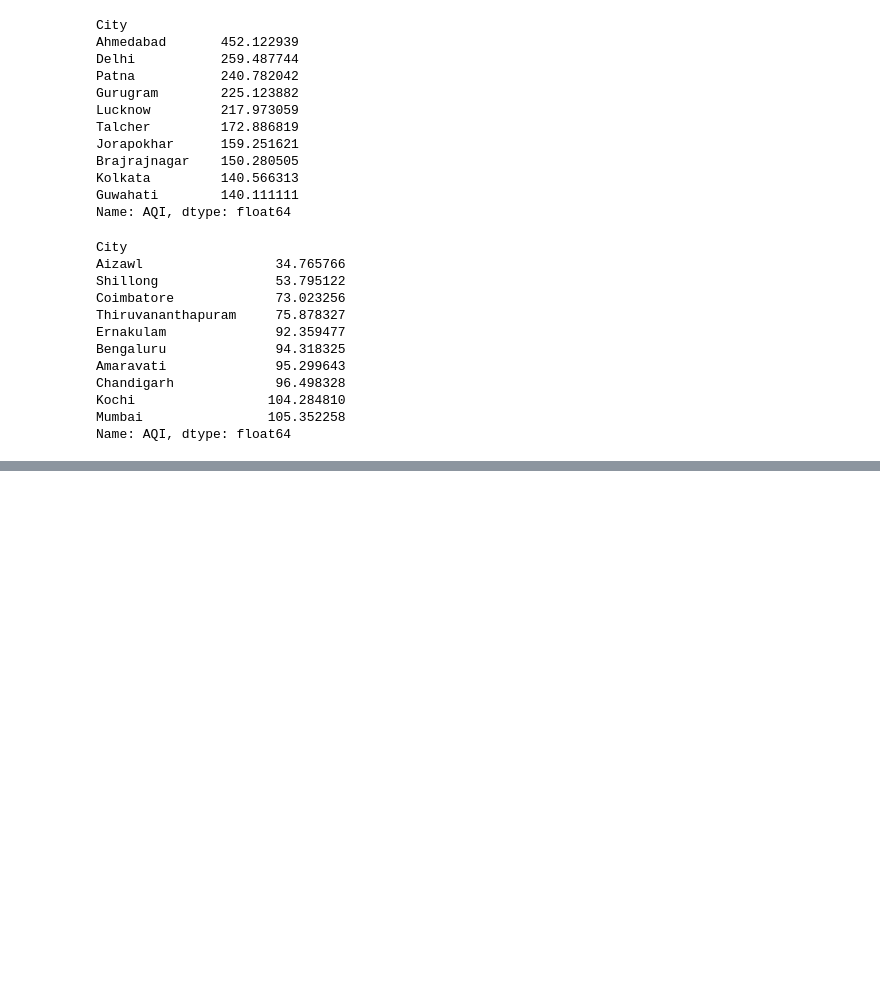
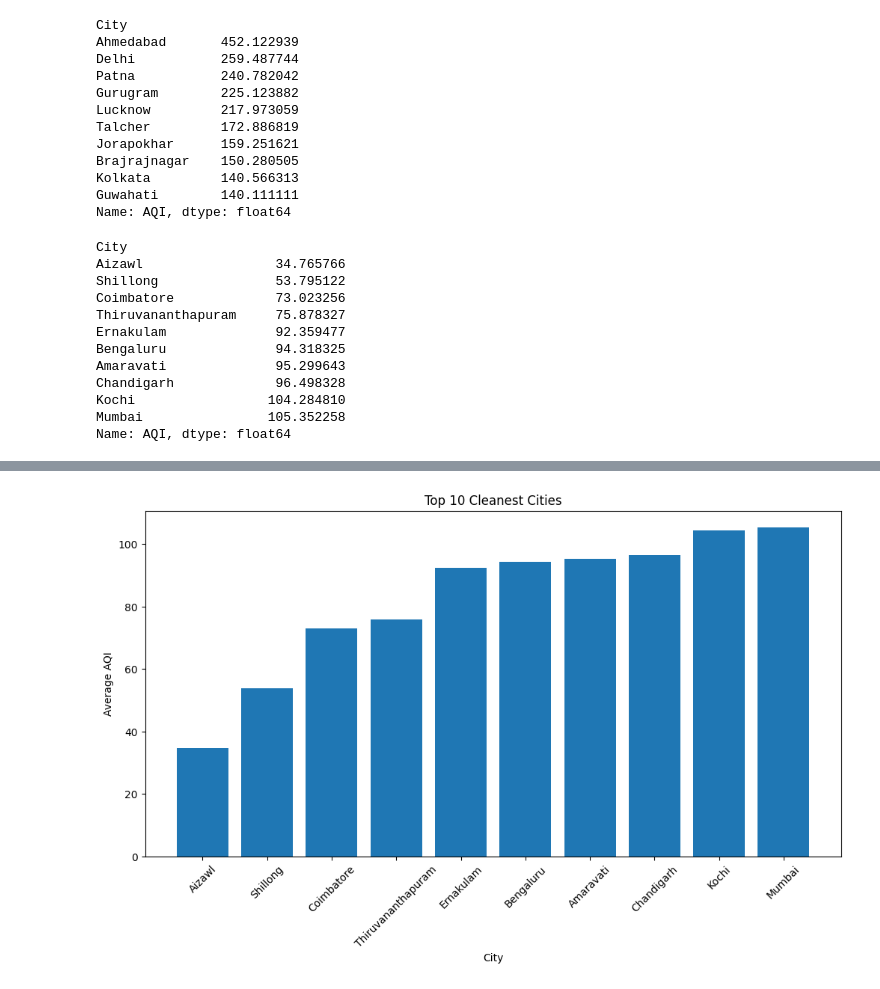
Before and after one commit to nikunjdixit-ai/-Air-AQI-Prediction, a Jupyter notebook: notebook/aqi_pipeline.ipynb, the cells around one changed output, grey strips where cells are left out. Cells and saved outputs as stored; diff of their text form; code cells hidden in the pictures; blank space fills up the shorter version.

```diff
--- a/notebook/aqi_pipeline.ipynb
+++ b/notebook/aqi_pipeline.ipynb
@@ -254,0 +287,16 @@ Name: AQI, dtype: float64
+# %%
+clean10 = city_aqi.sort_values().head(10)
+
+plt.figure(figsize=(12, 6))
+
+plt.bar(clean10.index, clean10.values)
+
+plt.title("Top 10 Cleanest Cities")
+plt.xlabel("City")
+plt.ylabel("Average AQI")
+
+plt.xticks(rotation=45)
+
+plt.show()
+# %% [output]
+[figure, added]
```
Also changed, not shown: parts of 6 cells of this notebook.
